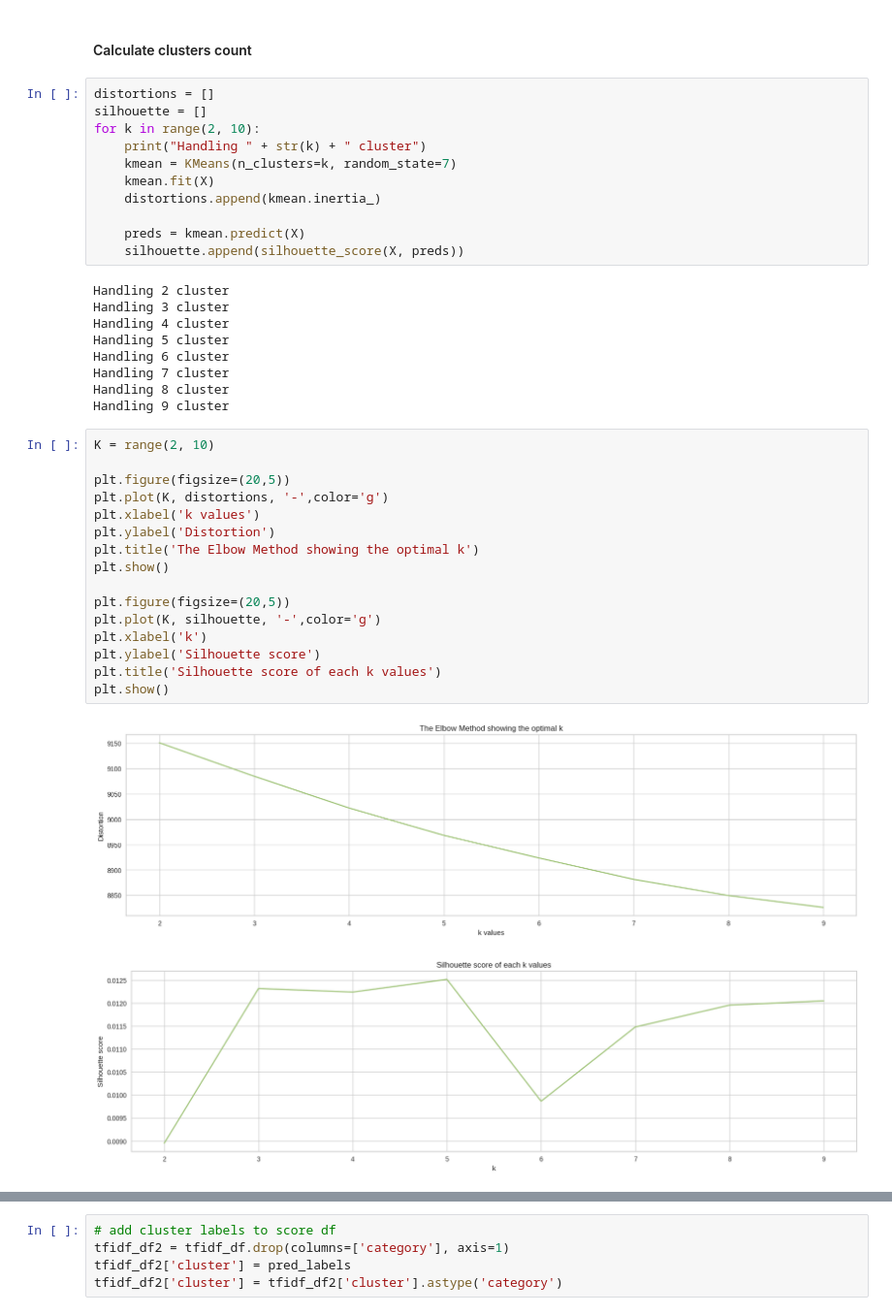
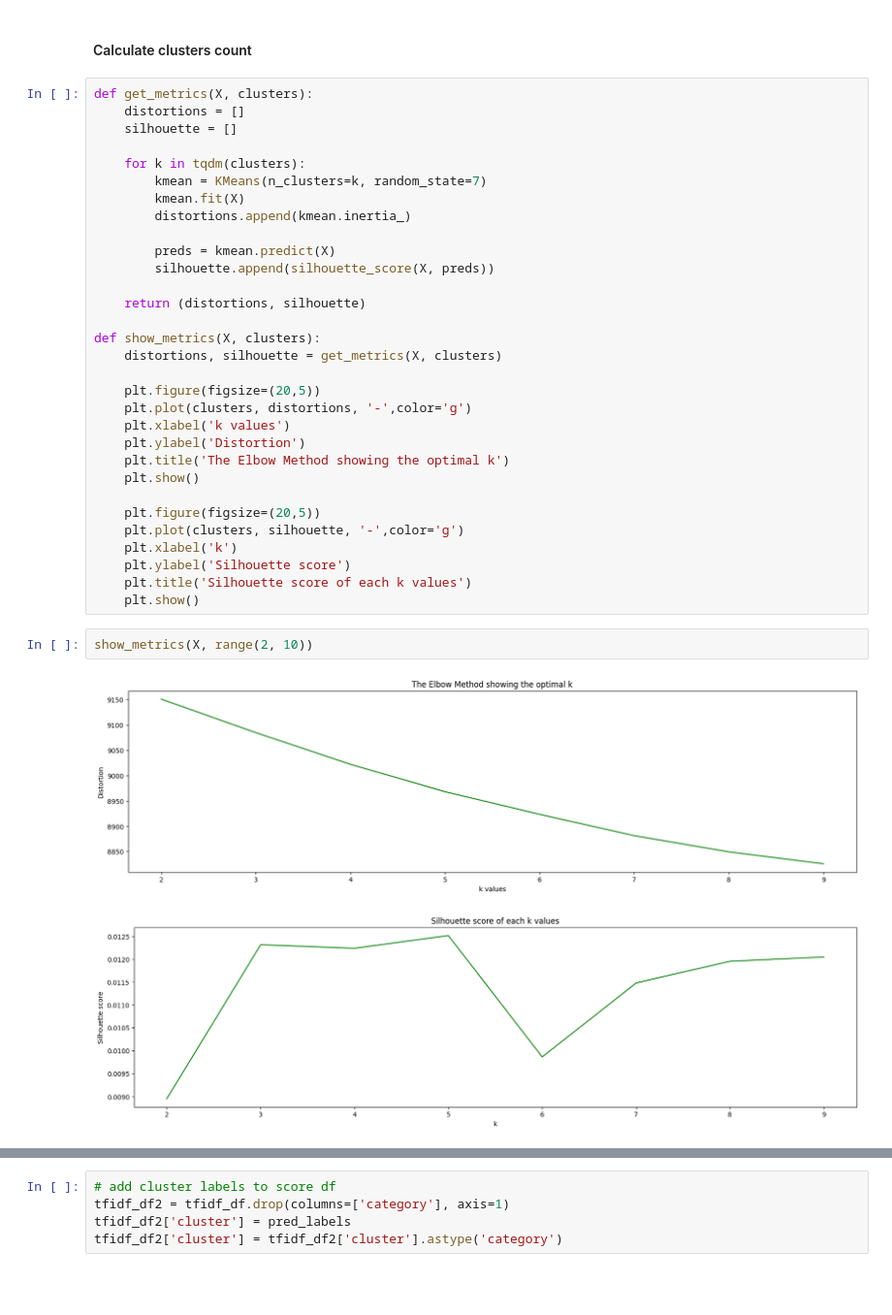
Before and after one commit to seeman512/ML, a Jupyter notebook: Lab8/Hometask.ipynb, the cells around one changed output, grey strips where cells are left out. Shown at 97% size. Saved outputs shown, nothing was run; the diff lists cells and outputs as text; blank space fills up the shorter version.

```diff
--- a/Lab8/Hometask.ipynb
+++ b/Lab8/Hometask.ipynb
@@ -295,41 +289,38 @@ X = tfidf_df.drop(columns=['category'], axis=1)
 # %% [markdown]
 #### Calculate clusters count
 # %%
-distortions = []
-silhouette = []
-for k in range(2, 10):
-    print("Handling " + str(k) + " cluster")
-    kmean = KMeans(n_clusters=k, random_state=7)
-    kmean.fit(X)
-    distortions.append(kmean.inertia_)
+def get_metrics(X, clusters):
+    distortions = []
+    silhouette = []
 
-    preds = kmean.predict(X)
-    silhouette.append(silhouette_score(X, preds))
+    for k in tqdm(clusters):
+        kmean = KMeans(n_clusters=k, random_state=7)
+        kmean.fit(X)
+        distortions.append(kmean.inertia_)
+
+        preds = kmean.predict(X)
+        silhouette.append(silhouette_score(X, preds))
+
+    return (distortions, silhouette)
+
+def show_metrics(X, clusters):
+    distortions, silhouette = get_metrics(X, clusters)
+
+    plt.figure(figsize=(20,5))
+    plt.plot(clusters, distortions, '-',color='g')
+    plt.xlabel('k values')
+    plt.ylabel('Distortion')
+    plt.title('The Elbow Method showing the optimal k')
+    plt.show()
+
+    plt.figure(figsize=(20,5))
+    plt.plot(clusters, silhouette, '-',color='g')
+    plt.xlabel('k')
+    plt.ylabel('Silhouette score')
+    plt.title('Silhouette score of each k values')
+    plt.show()
-# %% [output]
-Handling 2 cluster
-Handling 3 cluster
-Handling 4 cluster
-Handling 5 cluster
-Handling 6 cluster
-Handling 7 cluster
-Handling 8 cluster
-Handling 9 cluster
 # %%
-K = range(2, 10)
-
-plt.figure(figsize=(20,5))
-plt.plot(K, distortions, '-',color='g')
-plt.xlabel('k values')
-plt.ylabel('Distortion')
-plt.title('The Elbow Method showing the optimal k')
-plt.show()
-
-plt.figure(figsize=(20,5))
-plt.plot(K, silhouette, '-',color='g')
-plt.xlabel('k')
-plt.ylabel('Silhouette score')
-plt.title('Silhouette score of each k values')
-plt.show()
+show_metrics(X, range(2, 10))
 # %% [output]
-[figure, old version]
+[figure, new version]
-[figure, old version]
+[figure, new version]
```
Also changed, not shown: parts of 12 cells of this notebook.
